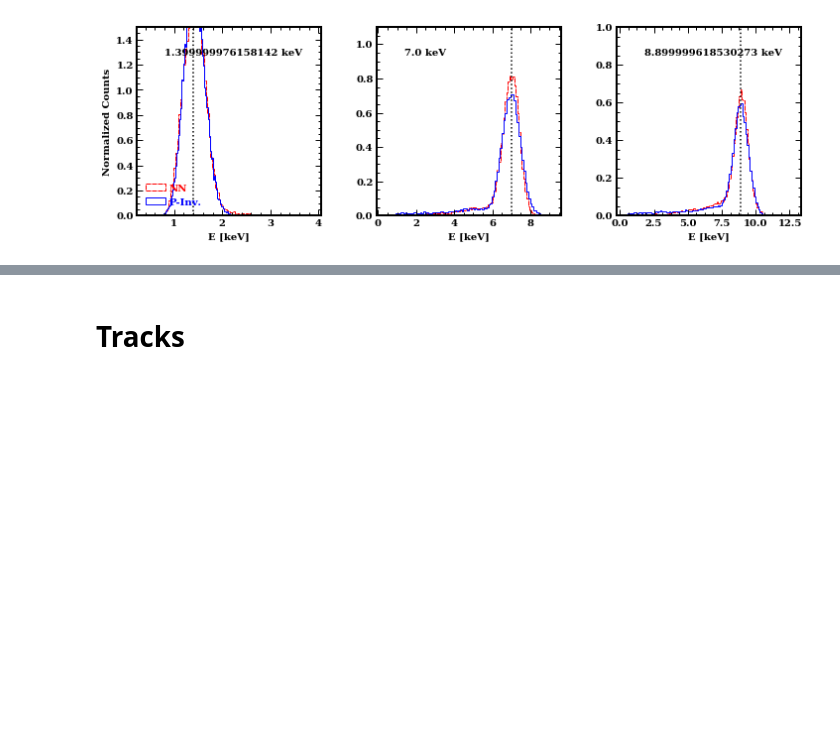
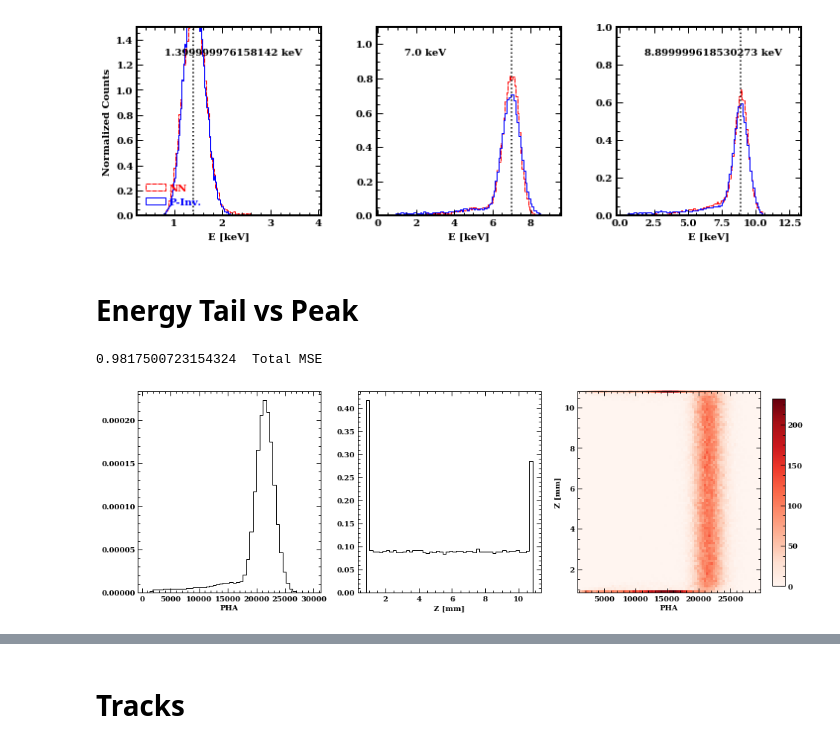
Before and after one commit to alpv95/IXPEML, a Jupyter notebook: notebooks/Error_checks.ipynb, the cells around one changed output, grey strips where cells are left out. Drawn from its saved outputs; the diff is of its cells as text; code cells hidden in the pictures; blank space fills up the shorter version.

```diff
--- a/notebooks/Error_checks.ipynb
+++ b/notebooks/Error_checks.ipynb
@@ -51,3 +52,6 @@ from scipy.optimize import minimize_scalar
 
 %matplotlib inline
 home_dir = '/home/groups/rwr/alpv95/tracksml/'
+# %%
+from matplotlib import rcParams
+rcParams
@@ -507,3 +529,5 @@ for color, text in zip(["r","b"],leg.get_texts()):
 #plt.savefig("plots/" + "energy_ehist" + ".pdf",format="pdf",pad_inches=0.5,bbox_inches="tight")
 # %% [output]
 [figure]
+# %% [markdown]
+# Energy Tail vs Peak
@@ -509,0 +537,38 @@ for color, text in zip(["r","b"],leg.get_texts()):
+# %%
+input_file = home_dir + "data/training733/gen4_6p4_recon.fits"
+
+with fits.open(input_file, memmap=False) as hdu:
+    data = hdu[1].data
+with fits.open(input_file.replace('_recon',''), memmap=False) as hdu:
+#     print(hdu[3].header)
+    sim_data = hdu[3].data
+
+cut = (data['NUM_CLU'] > 0)*(abs(data['BARX']) < 6.3)*(abs(data['BARY']) < 6.3)
+cut *= (sim_data['PE_PHI'] != 0.0) #to remove bump in training data
+moms = (data['TRK_M2L'] / data['TRK_M2T'])[cut]
+Z = sim_data["ABS_Z"][cut]
+PHA = data["PHA"][cut]
+X = data['PIX_X'][cut]
+Y = data['PIX_Y'][cut]
+C = data['PIX_PHA'][cut]
+THETA = sim_data['PE_PHI'][cut]
+THETA_HAT = data['DETPHI'][cut]
+print(mse(THETA,THETA_HAT), " Total MSE")
+# %% [output]
+0.9817500723154324  Total MSE
+# %%
+fig,(ax1,ax2,ax3) = plt.subplots(figsize=(15,5),ncols=3)
+ax2.hist(Z,density=True,histtype="step")
+ax2.set_xlabel("Z [mm]")
+ax1.hist(PHA,density=True,histtype="step")
+ax1.set_xlabel("PHA")
+im = ax3.hist2d(PHA,Z,bins=80, cmap="Reds")
+ax3.set_xlabel("PHA")
+ax3.set_ylabel("Z [mm]")
+# ax3.axhline(10.7)
+# ax3.axhline(1)
+# ax3.axvline(19000)
+cb_ax = fig.add_axes([0.915, 0.15, 0.015, 0.7])
+cbar = fig.colorbar(im[3], cax=cb_ax)
+# %% [output]
+[figure, added]
```
Also changed, not shown: parts of 7 cells of this notebook, 2 other files.
